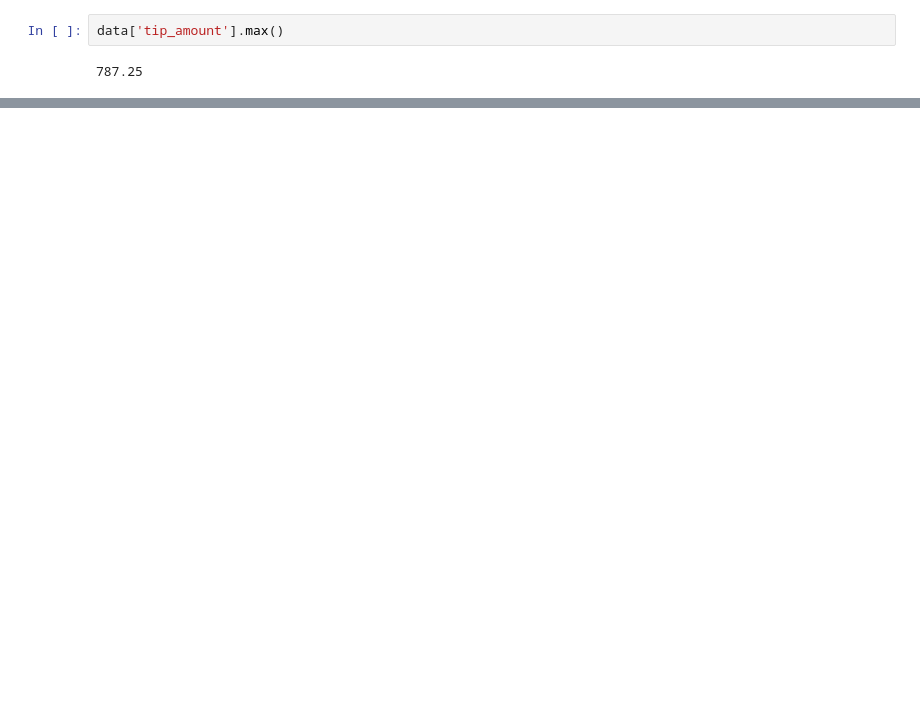
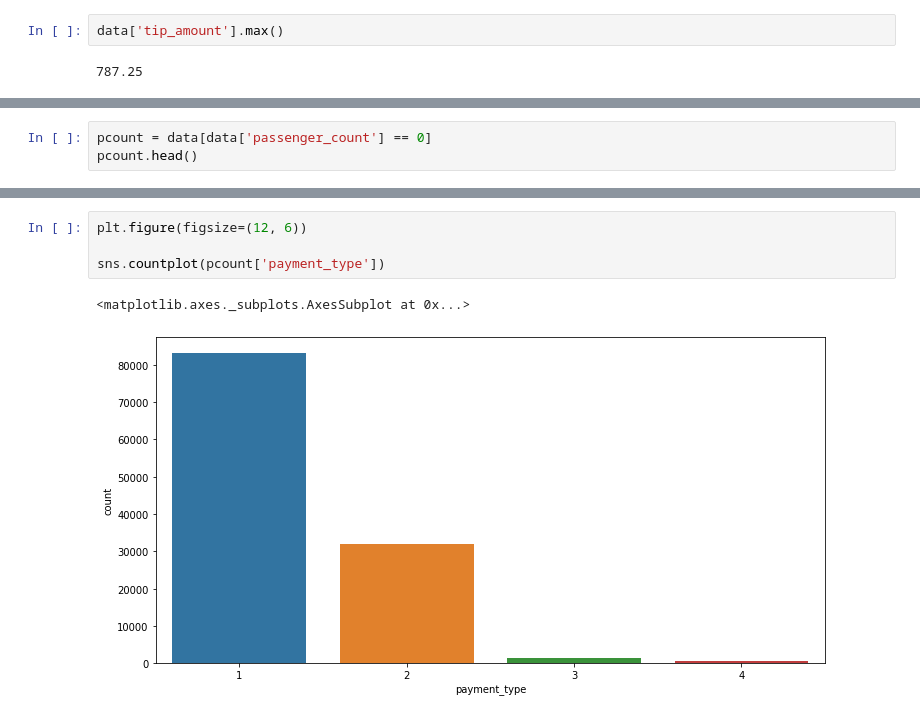
Before and after one commit to geewynn/Machine-Learning-Project, a Jupyter notebook: New York Trip/trip_analysis.ipynb, the cells around one changed output, grey strips where cells are left out. Cells and saved outputs as stored; diff of their text form; blank space fills up the shorter version.

```diff
--- a/New York Trip/trip_analysis.ipynb
+++ b/New York Trip/trip_analysis.ipynb
@@ -367,0 +410,3 @@ data['tip_amount'].max()
+# %%
+pcount = data[data['passenger_count'] == 0]
+pcount.head()
@@ -367,0 +434,7 @@ data['tip_amount'].max()
+# %%
+plt.figure(figsize=(12, 6))
+
+sns.countplot(pcount['payment_type'])
+# %% [output]
+<matplotlib.axes._subplots.AxesSubplot at 0x...>
+[figure, added]
```
Also changed, not shown: parts of 30 cells of this notebook.
